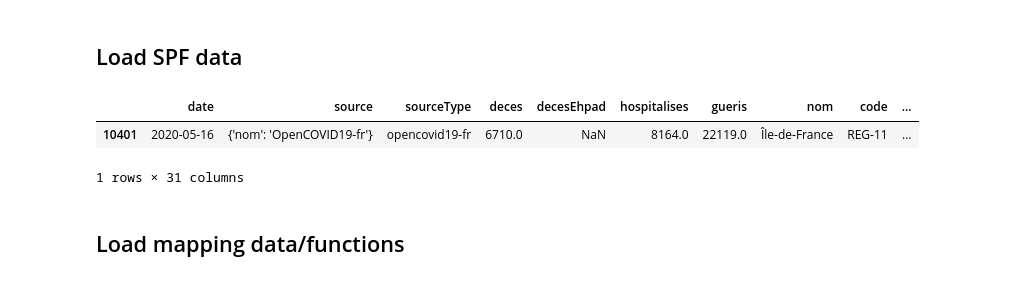
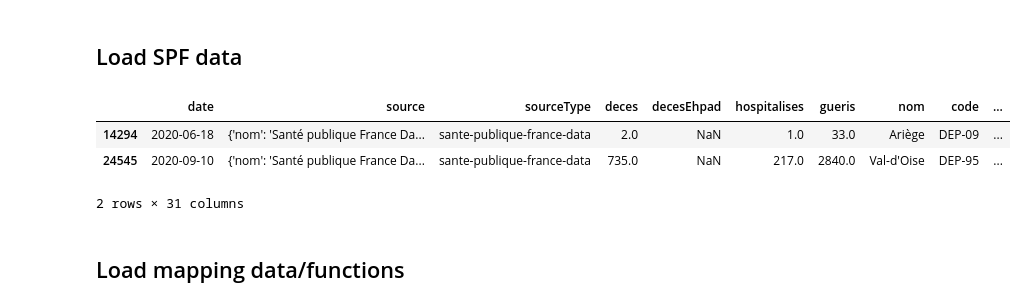
Before and after one commit to LeonardoGracioS/covidex, a Jupyter notebook: notebooks/data_exploration.ipynb, the cells around one changed output. Drawn from its saved outputs; the diff is of its cells as text; code cells hidden in the pictures.

```diff
--- a/notebooks/data_exploration.ipynb
+++ b/notebooks/data_exploration.ipynb
@@ -19,11 +20,12 @@ from utils.filter import filter_data
 ## Load SPF data
 # %%
 spf_data = pd.read_json("../data/opencovid19_data.json")
-spf_data.sample(1)
+spf_data.sample(2)
 # %% [output]
 |  | date | source | sourceType | deces | decesEhpad | hospitalises | gueris | nom | code | ... |
-| 10401 | 2020-05-16 | {'nom': 'OpenCOVID19-fr'} | opencovid19-fr | 6710.0 | NaN | 8164.0 | 22119.0 | Île-de-France | REG-11 | ... |
+| 14294 | 2020-06-18 | {'nom': 'Santé publique France Da... | sante-publique-france-data | 2.0 | NaN | 1.0 | 33.0 | Ariège | DEP-09 | ... |
+| 24545 | 2020-09-10 | {'nom': 'Santé publique France Da... | sante-publique-france-data | 735.0 | NaN | 217.0 | 2840.0 | Val-d'Oise | DEP-95 | ... |
-1 rows × 31 columns
+2 rows × 31 columns
 # %% [markdown]
 ## Load mapping data/functions
 # %% [markdown]
```
Also changed, not shown: parts of 5 cells of this notebook, 2 other files.
